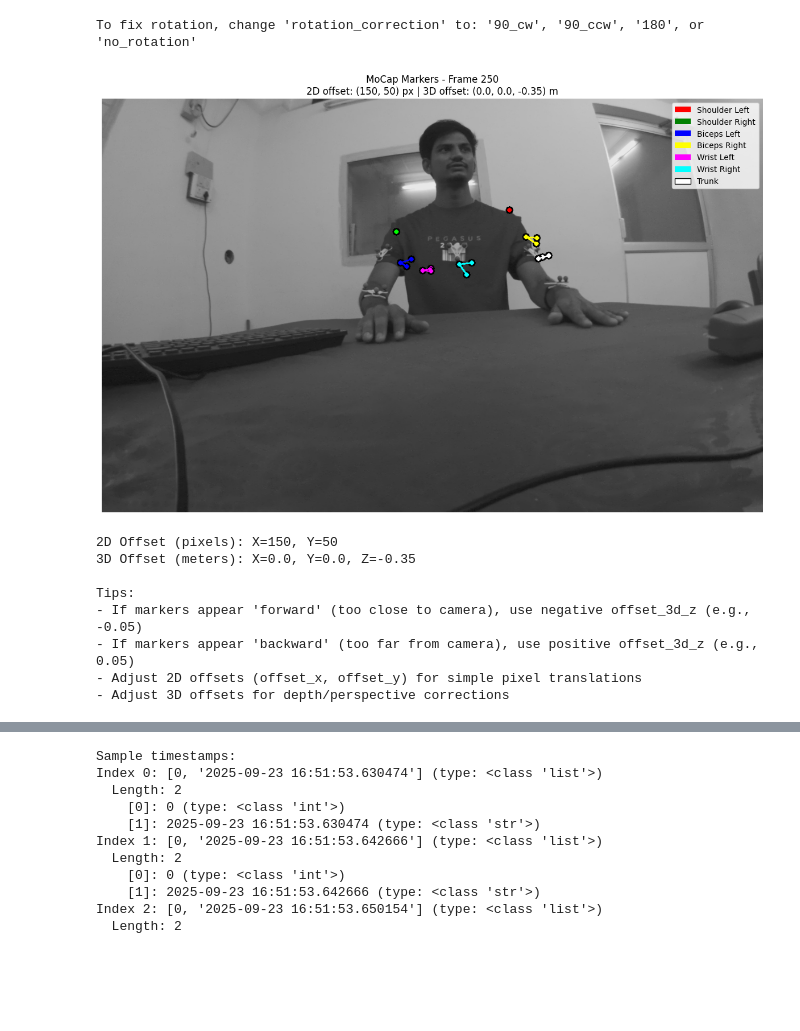
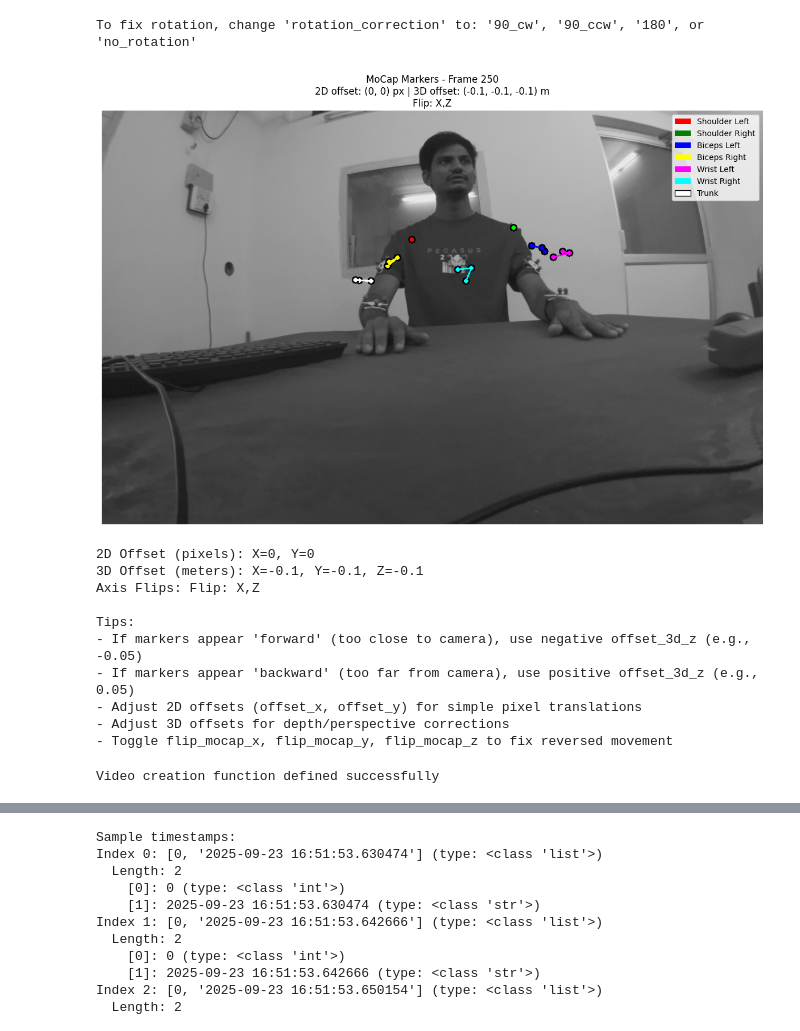
Before and after one commit to SujithChristopher/pose3DNN, a Jupyter notebook: notebooks/process_file.ipynb, the cells around one changed output, grey strips where cells are left out. Cells and saved outputs as stored; diff of their text form; code cells hidden in the pictures; blank space fills up the shorter version.

```diff
--- a/notebooks/process_file.ipynb
+++ b/notebooks/process_file.ipynb
@@ -607,14 +609,20 @@ frame_idx = start_sync  # Use the sync start frame
 # *** ADJUST THESE VALUES TO FIX ALIGNMENT ***
 
 # 2D offset in image space (applied after projection)
-offset_x = 150  # Horizontal offset in pixels (positive = right, negative = left)
-offset_y = 50  # Vertical offset in pixels (positive = down, negative = up)
+offset_x = 0  # Horizontal offset in pixels (positive = right, negative = left)
+offset_y = 0  # Vertical offset in pixels (positive = down, negative = up)
 
 # 3D offset in world coordinates (applied before projection)
 # Use these to fix depth/scale issues - if markers appear "forward" of actual position, adjust offset_3d_z
-offset_3d_x = 0.0  # X offset in meters (positive = right in world frame)
-offset_3d_y = 0.0  # Y offset in meters (positive = up in world frame)
-offset_3d_z = -0.35  # Z offset in meters (positive = away from camera, negative = toward camera)
+offset_3d_x = -0.1  # X offset in meters (positive = right in world frame)
+offset_3d_y = -0.1  # Y offset in meters (positive = up in world frame)
+offset_3d_z = -0.1  # Z offset in meters (positive = away from camera, negative = toward camera)
+
+# *** AXIS FLIPPING TO FIX COORDINATE SYSTEM ***
+# Toggle these if markers move opposite to actual movement
+flip_mocap_x = True   # Left/Right: True if hand moves left but markers move right
+flip_mocap_y = False   # Up/Down: True if hand moves up but markers move down
+flip_mocap_z = True   # Front/Back: True if hand moves forward but markers move backward
 
 # Prepare marker sets dictionary
 marker_sets = {
@@ -641,46 +649,62 @@ frame_with_markers = draw_markers_on_frame(
     frame, marker_sets, frame_idx,
     rvec, tvec, camera_matrix, dist_coeffs, R_m2w,
     offset_x=offset_x, offset_y=offset_y,
-    offset_3d_x=offset_3d_x, offset_3d_y=offset_3d_y, offset_3d_z=offset_3d_z
+    offset_3d_x=offset_3d_x, offset_3d_y=offset_3d_y, offset_3d_z=offset_3d_z,
+    flip_mocap_x=flip_mocap_x, flip_mocap_y=flip_mocap_y, flip_mocap_z=flip_mocap_z
 )
 
 # Display
 plt.figure(figsize=(15, 10))
 plt.imshow(frame_with_markers)
-plt.title(f'MoCap Markers - Frame {frame_idx}\n2D offset: ({offset_x}, {offset_y}) px | 3D offset: ({offset_3d_x}, {offset_3d_y}, {offset_3d_z}) m')
+
+# Build title with all parameters
+flip_status = []
+if flip_mocap_x:
+    flip_status.append('X')
+if flip_mocap_y:
+    flip_status.append('Y')
+if flip_mocap_z:
+    flip_status.append('Z')
+flip_str = f"Flip: {','.join(flip_status)}" if flip_status else "No flip"
+
+plt.title(f'MoCap Markers - Frame {frame_idx}\n2D offset: ({offset_x}, {offset_y}) px | 3D offset: ({offset_3d_x}, {offset_3d_y}, {offset_3d_z}) m\n{flip_str}')
 plt.axis('off')
 
 # Add legend
 from matplotlib.patches import Patch
 legend_elements = [
     Patch(facecolor='red', label='Shoulder Left'),
     Patch(facecolor='green', label='Shoulder Right'),
     Patch(facecolor='blue', label='Biceps Left'),
     Patch(facecolor='yellow', label='Biceps Right'),
     Patch(facecolor='magenta', label='Wrist Left'),
     Patch(facecolor='cyan', label='Wrist Right'),
     Patch(facecolor='white', edgecolor='black', label='Trunk')
 ]
 plt.legend(handles=legend_elements, loc='upper right')
 plt.show()
 
 print(f"\n2D Offset (pixels): X={offset_x}, Y={offset_y}")
 print(f"3D Offset (meters): X={offset_3d_x}, Y={offset_3d_y}, Z={offset_3d_z}")
+print(f"Axis Flips: {flip_str}")
 print("\nTips:")
 print("- If markers appear 'forward' (too close to camera), use negative offset_3d_z (e.g., -0.05)")
 print("- If markers appear 'backward' (too far from camera), use positive offset_3d_z (e.g., 0.05)")
 print("- Adjust 2D offsets (offset_x, offset_y) for simple pixel translations")
 print("- Adjust 3D offsets for depth/perspective corrections")
+print("- Toggle flip_mocap_x, flip_mocap_y, flip_mocap_z to fix reversed movement")
 # %% [output]
-[figure, old version]
+[figure, new version]
-2D Offset (pixels): X=150, Y=50
-3D Offset (meters): X=0.0, Y=0.0, Z=-0.35
+2D Offset (pixels): X=0, Y=0
+3D Offset (meters): X=-0.1, Y=-0.1, Z=-0.1
+Axis Flips: Flip: X,Z
 
 Tips:
 - If markers appear 'forward' (too close to camera), use negative offset_3d_z (e.g., -0.05)
 - If markers appear 'backward' (too far from camera), use positive offset_3d_z (e.g., 0.05)
 - Adjust 2D offsets (offset_x, offset_y) for simple pixel translations
 - Adjust 3D offsets for depth/perspective corrections
+- Toggle flip_mocap_x, flip_mocap_y, flip_mocap_z to fix reversed movement
 # %%
 # Interactive 3D visualization of MoCap markers using Plotly
 import plotly.graph_objects as go
@@ -979,6 +1003,8 @@ def create_synced_video(video_file_path, timestamp_file_path, mocap_data, marker
     return output_path
 
 print("Video creation function defined successfully")
+# %% [output]
+Video creation function defined successfully
 # %%
 # Generate the synchronized video
 output_video_path = os.path.join(data_dir, 'synchronized_output.mp4')
```
Also changed, not shown: parts of 2 cells of this notebook.
